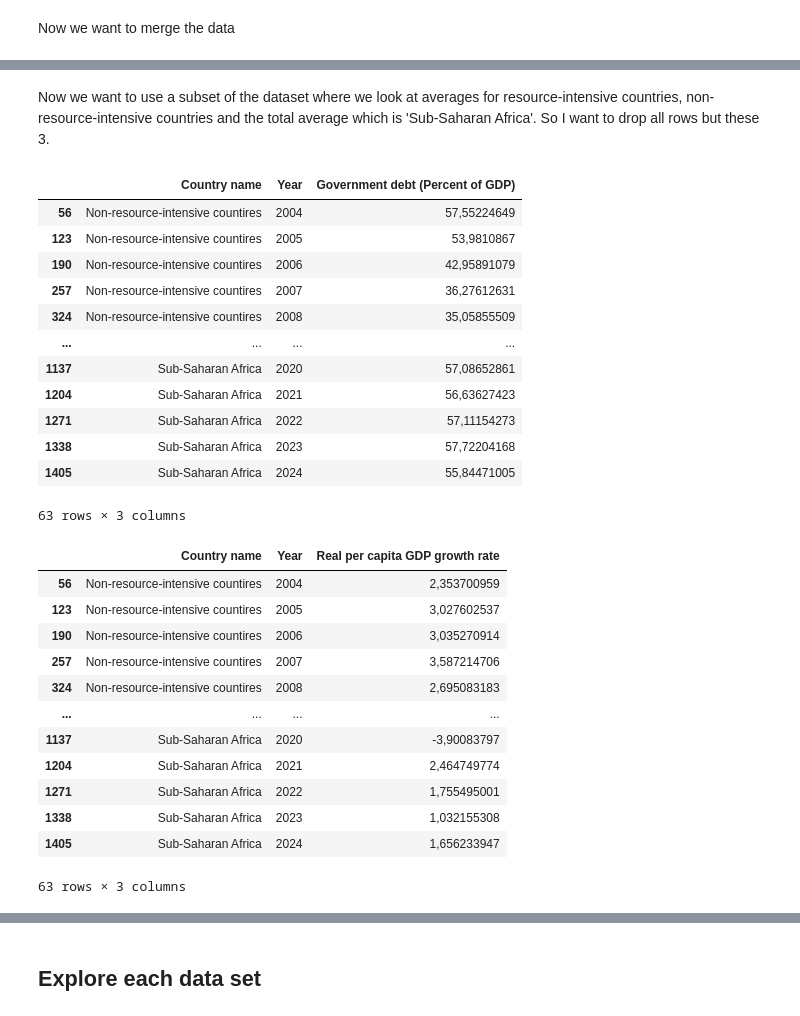
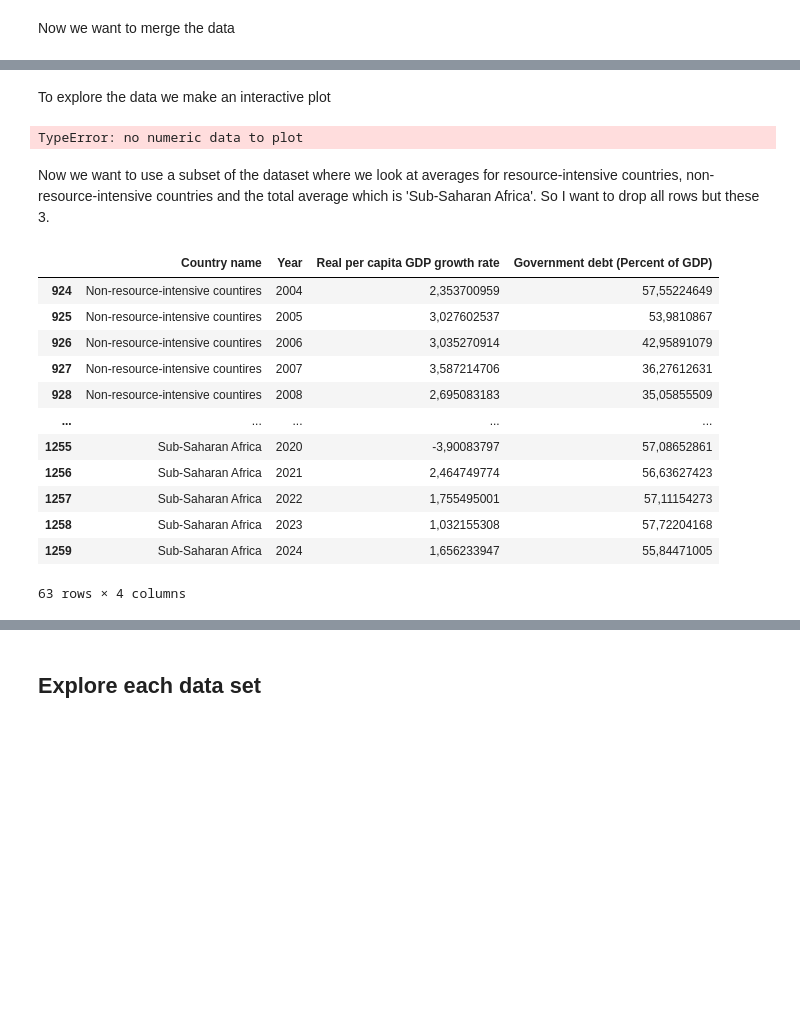
Before and after one commit to NumEconCopenhagen/projects-2024-miguel-og-chris, a Jupyter notebook: dataproject/dataproject.ipynb, the cells around one changed output, grey strips where cells are left out. Cells and saved outputs as stored; diff of their text form; code cells hidden in the pictures; blank space fills up the shorter version.

```diff
--- a/dataproject/dataproject.ipynb
+++ b/dataproject/dataproject.ipynb
@@ -153,5 +153,7 @@ print(GDP_panel_data)
 Now we want to merge the data
 # %%
 #Make an inner merge
-merged = pd.merge(GDP_panel_data, Debt_panel_data, on=['Country Name', 'Year'])
+merged_data = pd.merge(GDP_panel_data, Debt_panel_data, on=['Country name', 'Year'])
+merged_data.to_csv('Merged_data_print', index=False)
+display(merged_data)
 # %% [output]
@@ -159,40 +173,51 @@ KeyError: 'Country Name'
+# %% [markdown]
+To explore the data we make an interactive plot
+# %%
+#Plot
+fig = plt.figure()
+
+# b. plot
+ax = fig.add_subplot(1,1,1)
+
+ax.plot(,u_vec)
+
+ax.set_title('Value of choice, $u(x_1,1)$')
+ax.set_xlabel('$x_1$')
+ax.set_ylabel('$u(x_1,1)$');
+# Dropdown widget for country selection
+#countries = merged_data['Country name'].unique()
+#dropdown = widgets.Dropdown(
+    #options=countries,
+    #value=countries[0],
+    #description='Country:',
+    #disabled=False,
+
+
+# Interact function to update the plot based on the dropdown
+#widgets.interact(plot_data, country=dropdown)
+# %% [output]
+TypeError: no numeric data to plot
 # %% [markdown]
 Now we want to use a subset of the dataset where we look at averages for resource-intensive countries, non-resource-intensive countries and the total average which is 'Sub-Saharan Africa'. So I want to drop all rows but these 3.
 # %%
 # Defining the countries we want to keep
 countries_to_keep = ['Sub-Saharan Africa', 'Resource-intensive countries  ','Non-resource-intensive countires  ']
 
 # Filter the data for the selected countries
-Debt_filtered_panel_data = Debt_panel_data[Debt_panel_data['Country name'].isin(countries_to_keep)]
-GDP_filtered_panel_data = GDP_panel_data[GDP_panel_data['Country name'].isin(countries_to_keep)]
+merged_filtered_data = merged_data[merged_data['Country name'].isin(countries_to_keep)]
 
-# Show the sorted, filtered data
-display(Debt_filtered_panel_data)
-display(GDP_filtered_panel_data)
+display(merged_filtered_data)
 # %% [output]
-|  | Country name | Year | Government debt (Percent of GDP) |
-| 56 | Non-resource-intensive countires | 2004 | 57,55224649 |
-| 123 | Non-resource-intensive countires | 2005 | 53,9810867 |
-| 190 | Non-resource-intensive countires | 2006 | 42,95891079 |
-| 257 | Non-resource-intensive countires | 2007 | 36,27612631 |
-| 324 | Non-resource-intensive countires | 2008 | 35,05855509 |
-| ... | ... | ... | ... |
-| 1137 | Sub-Saharan Africa | 2020 | 57,08652861 |
-| 1204 | Sub-Saharan Africa | 2021 | 56,63627423 |
-| 1271 | Sub-Saharan Africa | 2022 | 57,11154273 |
-| 1338 | Sub-Saharan Africa | 2023 | 57,72204168 |
-| 1405 | Sub-Saharan Africa | 2024 | 55,84471005 |
+|  | Country name | Year | Real per capita GDP growth rate | Government debt (Percent of GDP) |
+| 924 | Non-resource-intensive countires | 2004 | 2,353700959 | 57,55224649 |
+| 925 | Non-resource-intensive countires | 2005 | 3,027602537 | 53,9810867 |
+| 926 | Non-resource-intensive countires | 2006 | 3,035270914 | 42,95891079 |
+| 927 | Non-resource-intensive countires | 2007 | 3,587214706 | 36,27612631 |
+| 928 | Non-resource-intensive countires | 2008 | 2,695083183 | 35,05855509 |
+| ... | ... | ... | ... | ... |
+| 1255 | Sub-Saharan Africa | 2020 | -3,90083797 | 57,08652861 |
+| 1256 | Sub-Saharan Africa | 2021 | 2,464749774 | 56,63627423 |
+| 1257 | Sub-Saharan Africa | 2022 | 1,755495001 | 57,11154273 |
+| 1258 | Sub-Saharan Africa | 2023 | 1,032155308 | 57,72204168 |
+| 1259 | Sub-Saharan Africa | 2024 | 1,656233947 | 55,84471005 |
-63 rows × 3 columns
+63 rows × 4 columns
-|  | Country name | Year | Real per capita GDP growth rate |
-| 56 | Non-resource-intensive countires | 2004 | 2,353700959 |
-| 123 | Non-resource-intensive countires | 2005 | 3,027602537 |
-| 190 | Non-resource-intensive countires | 2006 | 3,035270914 |
-| 257 | Non-resource-intensive countires | 2007 | 3,587214706 |
-| 324 | Non-resource-intensive countires | 2008 | 2,695083183 |
-| ... | ... | ... | ... |
-| 1137 | Sub-Saharan Africa | 2020 | -3,90083797 |
-| 1204 | Sub-Saharan Africa | 2021 | 2,464749774 |
-| 1271 | Sub-Saharan Africa | 2022 | 1,755495001 |
-| 1338 | Sub-Saharan Africa | 2023 | 1,032155308 |
-| 1405 | Sub-Saharan Africa | 2024 | 1,656233947 |
-63 rows × 3 columns
```
Also changed, not shown: parts of 3 cells of this notebook, 1 other file.
